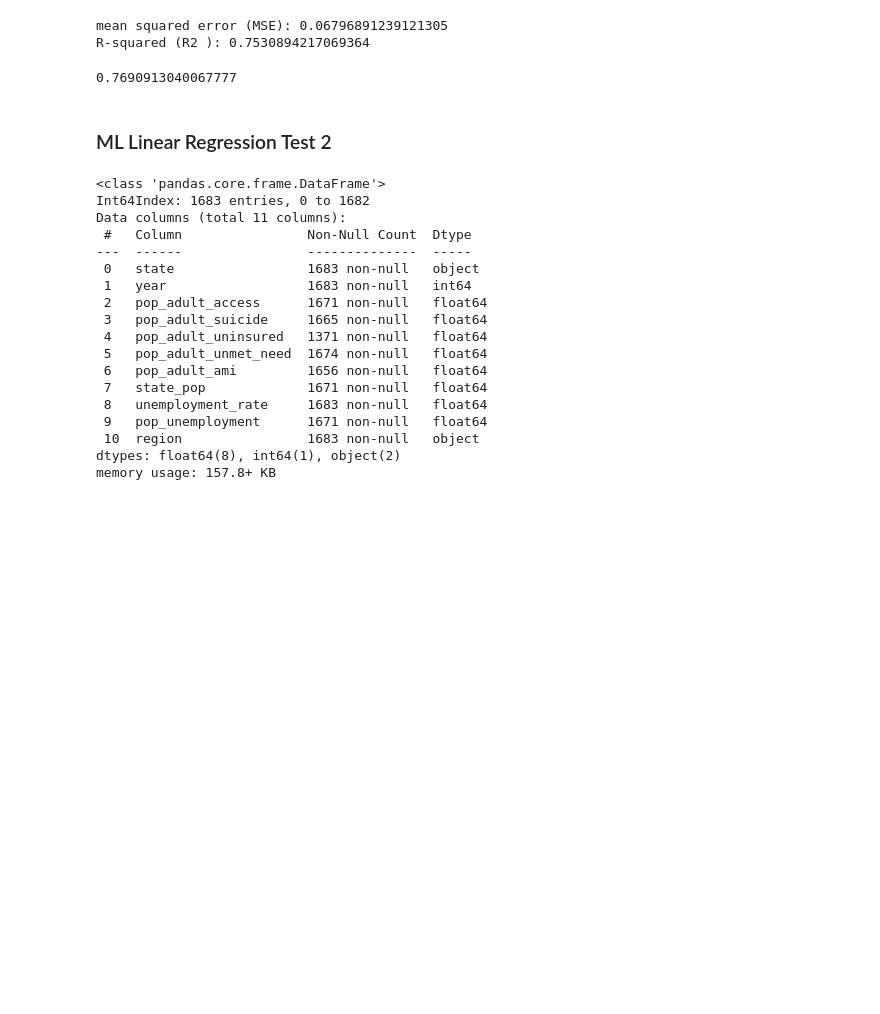
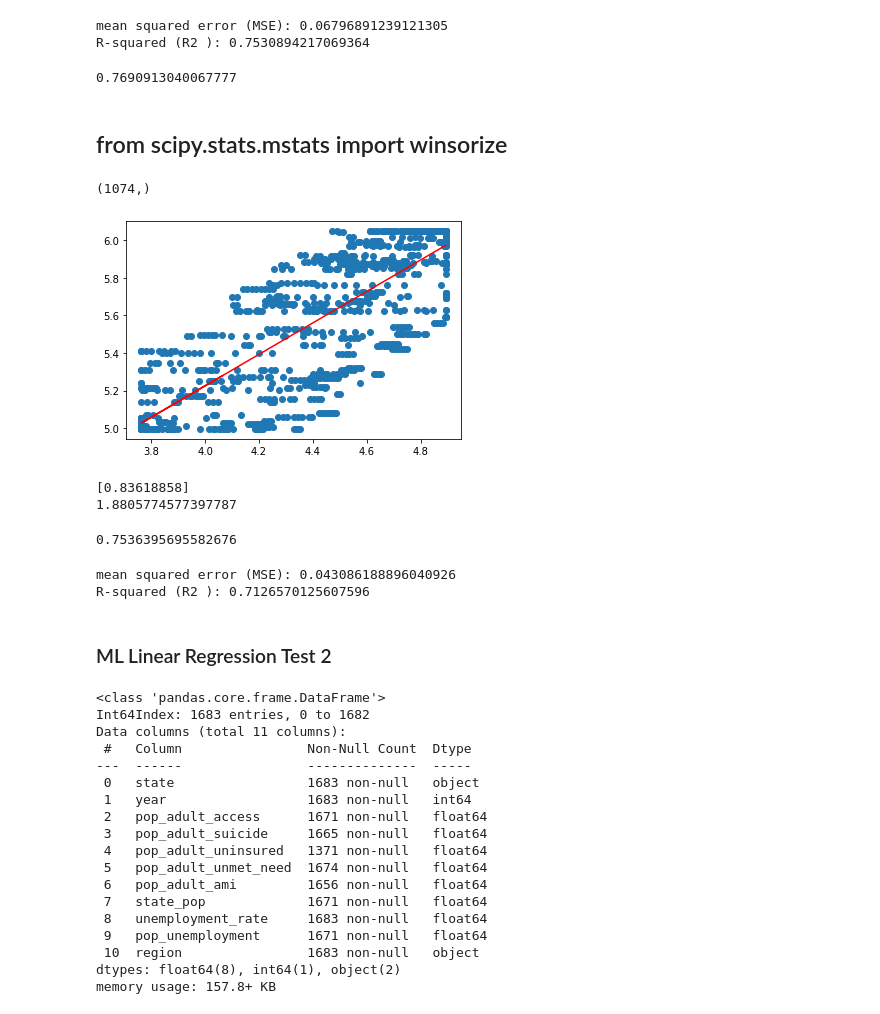
Before and after one commit to NoahToomeyBC/project-vu, a Jupyter notebook: ML_test/ml_data_test.ipynb, the cells around one changed output. Saved outputs shown, nothing was run; the diff lists cells and outputs as text; code cells hidden in the pictures; blank space fills up the shorter version.

Commit message:
model update

```diff
--- a/ML_test/ml_data_test.ipynb
+++ b/ML_test/ml_data_test.ipynb
@@ -682,3 +682,5 @@ model_2.fit(X_train, y_train)
 model_2.score(X_test, y_test)
 # %% [output]
 0.7690913040067777
+# %% [markdown]
+## from scipy.stats.mstats import winsorize
@@ -685,3 +689,44 @@ model_2.score(X_test, y_test)
+# %%
+a =  np.log10(new_ml_nd.pop_unemployment)
+b= np.log10(new_ml_nd.pop_adult_ami)
+xw = winsorize(a, limits=[0.1, 0.2])
+yw= winsorize(b, limits=[0.1, 0.2])
+# %%
+X_2=xw.reshape(-1, 1)
+y_2=yw
+model_2 = LinearRegression()
+model_2.fit(X_2, y_2)
+y_pred_2 = model_2.predict(X_2)
+print(y_pred_2.shape)
+# %% [output]
+(1074,)
+# %%
+plt.scatter(X_2, y_2)
+plt.plot(X_2, y_pred_2, color='red')
+plt.show()
+# %% [output]
+[figure, added]
+# %%
+print(model_2.coef_)
+print(model_2.intercept_)
+# %% [output]
+[0.83618858]
+1.8805774577397787
+# %%
+X_train, X_test, y_train, y_test = train_test_split(X_2, y_2, random_state=2)
+model_2.fit(X_train, y_train)
+model_2.score(X_test, y_test)
+# %% [output]
+0.7536395695582676
+# %%
+mse_2 = mean_squared_error(y_2, y_pred_2)
+r3 = r2_score(y_2, y_pred_2)
+
+print(f"mean squared error (MSE): {mse_2}")
+print(f"R-squared (R2 ): {r3}")
+# %% [output]
+mean squared error (MSE): 0.043086188896040926
+R-squared (R2 ): 0.7126570125607596
 # %% [markdown]
 ### ML Linear Regression Test 2
 # %%
```
Also changed, not shown: parts of 33 cells of this notebook, 1 other file.
